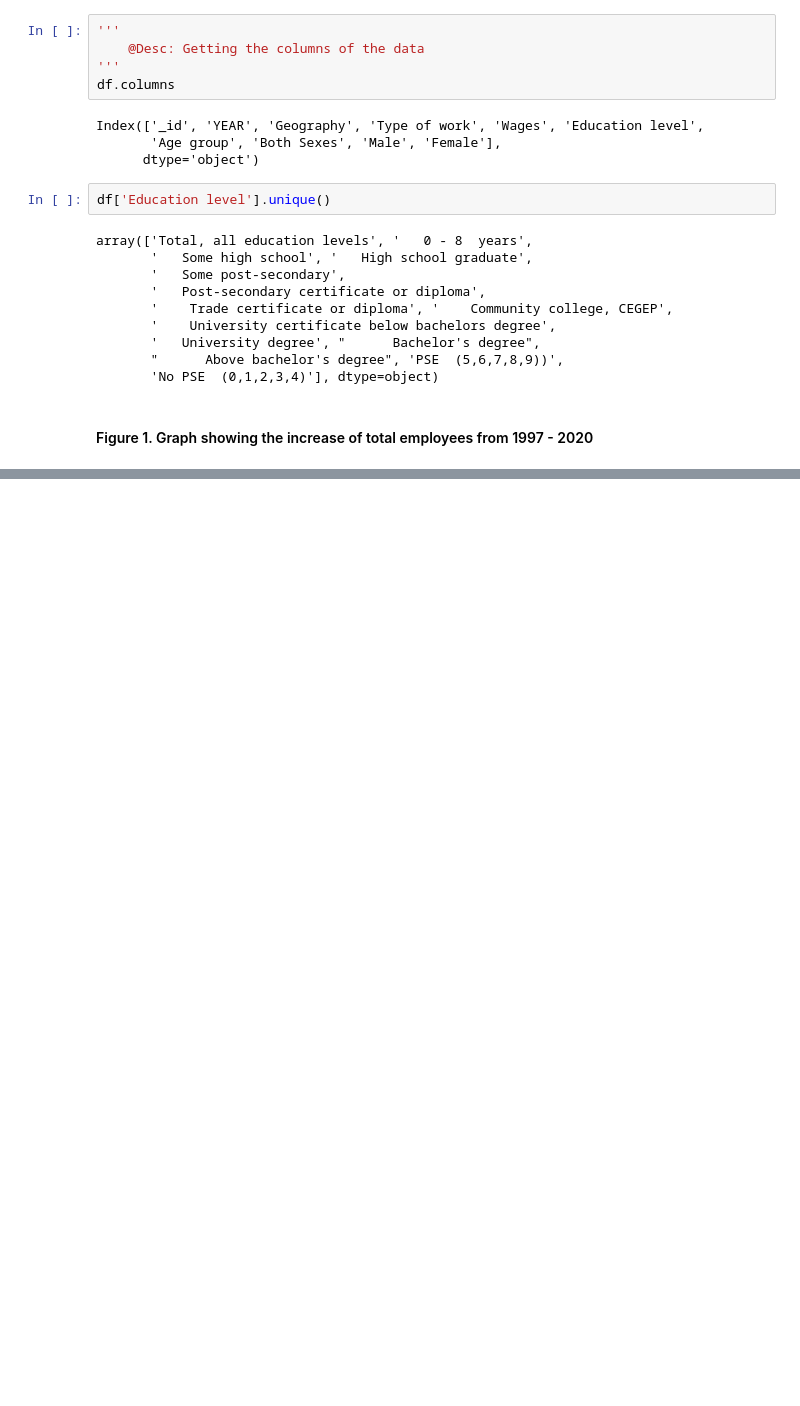
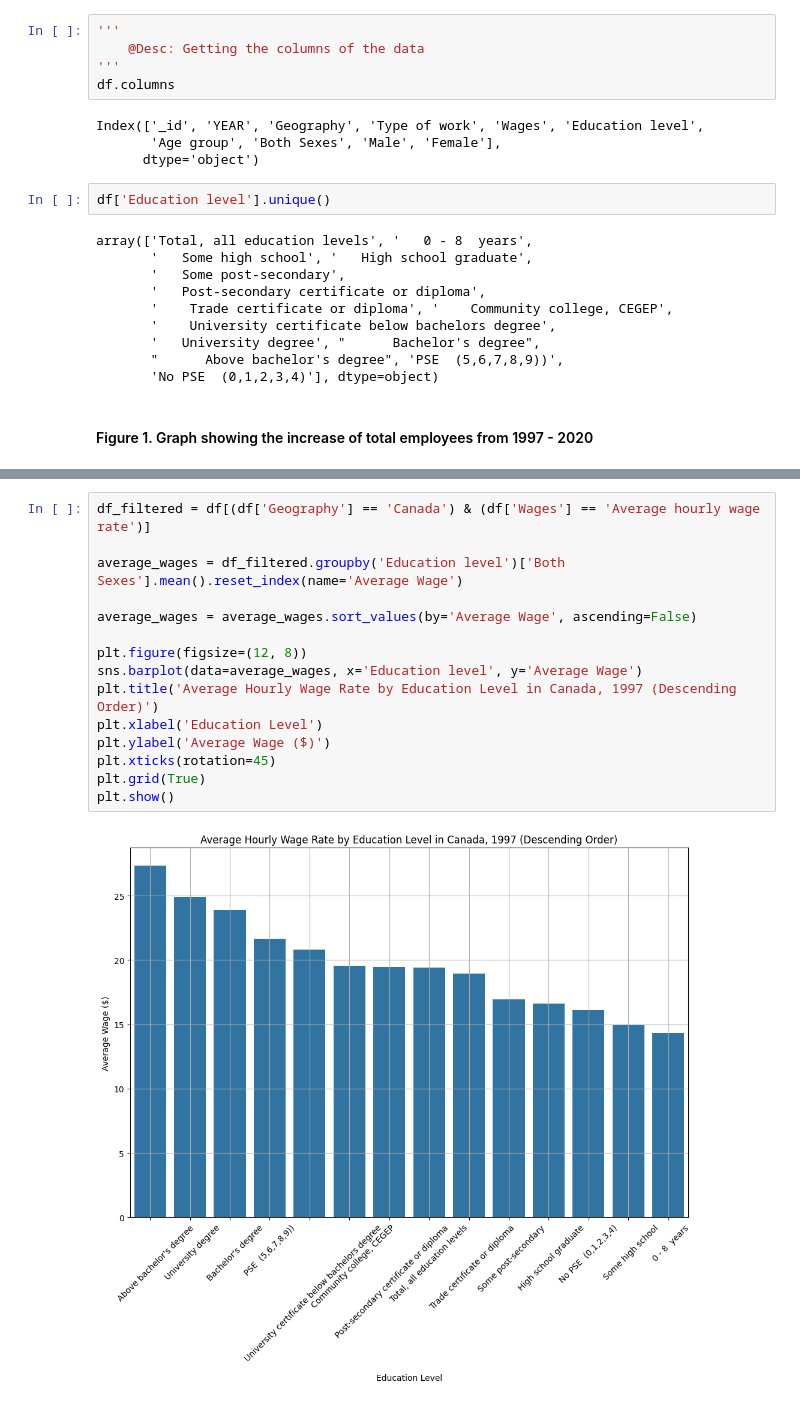
Before and after one commit to aidantrabs/dataviz, a Jupyter notebook: src/EDA.ipynb, the cells around one changed output, grey strips where cells are left out. Saved outputs shown, nothing was run; the diff lists cells and outputs as text; blank space fills up the shorter version.

```diff
--- a/src/EDA.ipynb
+++ b/src/EDA.ipynb
@@ -198,0 +223,17 @@ plt.show()
+# %%
+df_filtered = df[(df['Geography'] == 'Canada') & (df['Wages'] == 'Average hourly wage rate')]
+
+average_wages = df_filtered.groupby('Education level')['Both Sexes'].mean().reset_index(name='Average Wage')
+
+average_wages = average_wages.sort_values(by='Average Wage', ascending=False)
+
+plt.figure(figsize=(12, 8))
+sns.barplot(data=average_wages, x='Education level', y='Average Wage')
+plt.title('Average Hourly Wage Rate by Education Level in Canada, 1997 (Descending Order)')
+plt.xlabel('Education Level')
+plt.ylabel('Average Wage ($)')
+plt.xticks(rotation=45)
+plt.grid(True)
+plt.show()
+# %% [output]
+[figure, added]
```
Also changed, not shown: parts of 5 cells of this notebook.
